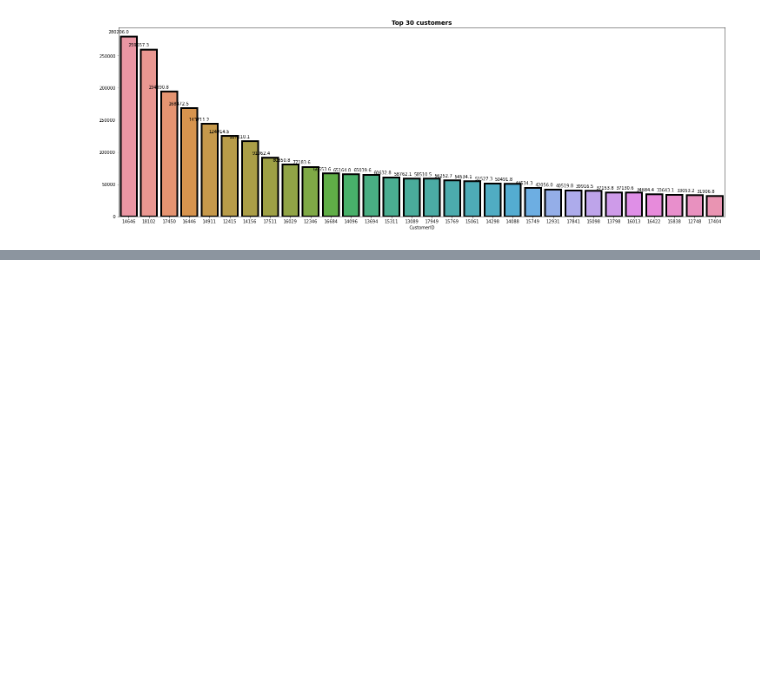
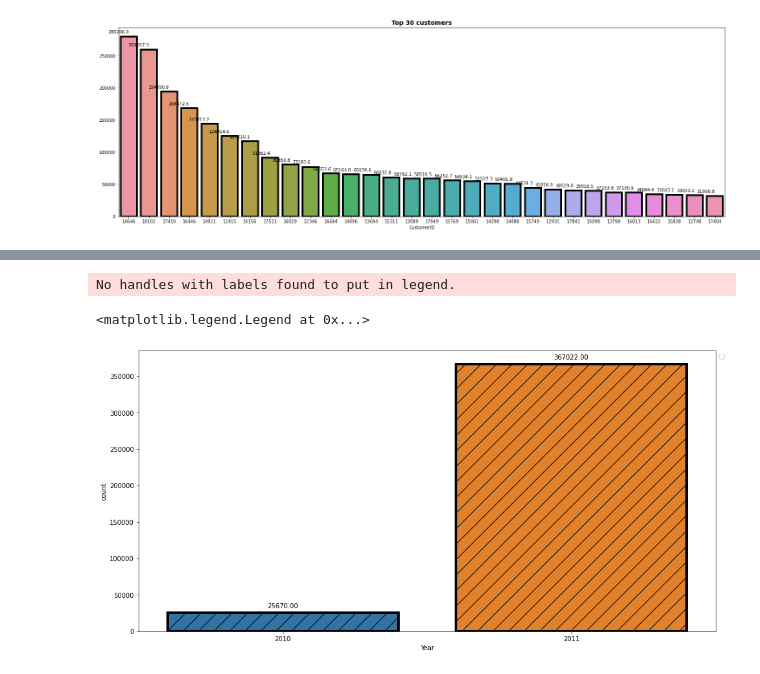
Before and after one commit to PratibhaSanganmath/ML-Online-Retail-Customer-segmentation, a Jupyter notebook: Online_Retail_Customer_Segmentation_1_Capstone_Project.ipynb, the cells around one changed output, grey strips where cells are left out. Cells and saved outputs as stored; diff of their text form; code cells hidden in the pictures; blank space fills up the shorter version.

```diff
--- a/Online_Retail_Customer_Segmentation_1_Capstone_Project.ipynb
+++ b/Online_Retail_Customer_Segmentation_1_Capstone_Project.ipynb
@@ -470,0 +530,18 @@ for p in ax.patches:
+# %%
+# Plotting the graph in a different way
+
+plt.figure(figsize=(16,8))
+ax=sns.countplot(my_data['Year'],lw=4, ec='black'
+                 , hatch='/')
+
+# Adding Annotation(values)
+for p in ax.patches:
+  ax.annotate(format(p.get_height(), '.2f'), (p.get_x() + p.get_width() / 2., p.get_height())
+  , ha = 'center', va = 'center', xytext = (0, 10), textcoords = 'offset points')
+
+# Placing the Legend outside
+plt.legend(bbox_to_anchor=(1,1), loc="upper left")
+# %% [output]
+No handles with labels found to put in legend.
+<matplotlib.legend.Legend at 0x...>
+[figure, added]
```
Also changed, not shown: parts of 26 cells of this notebook.
